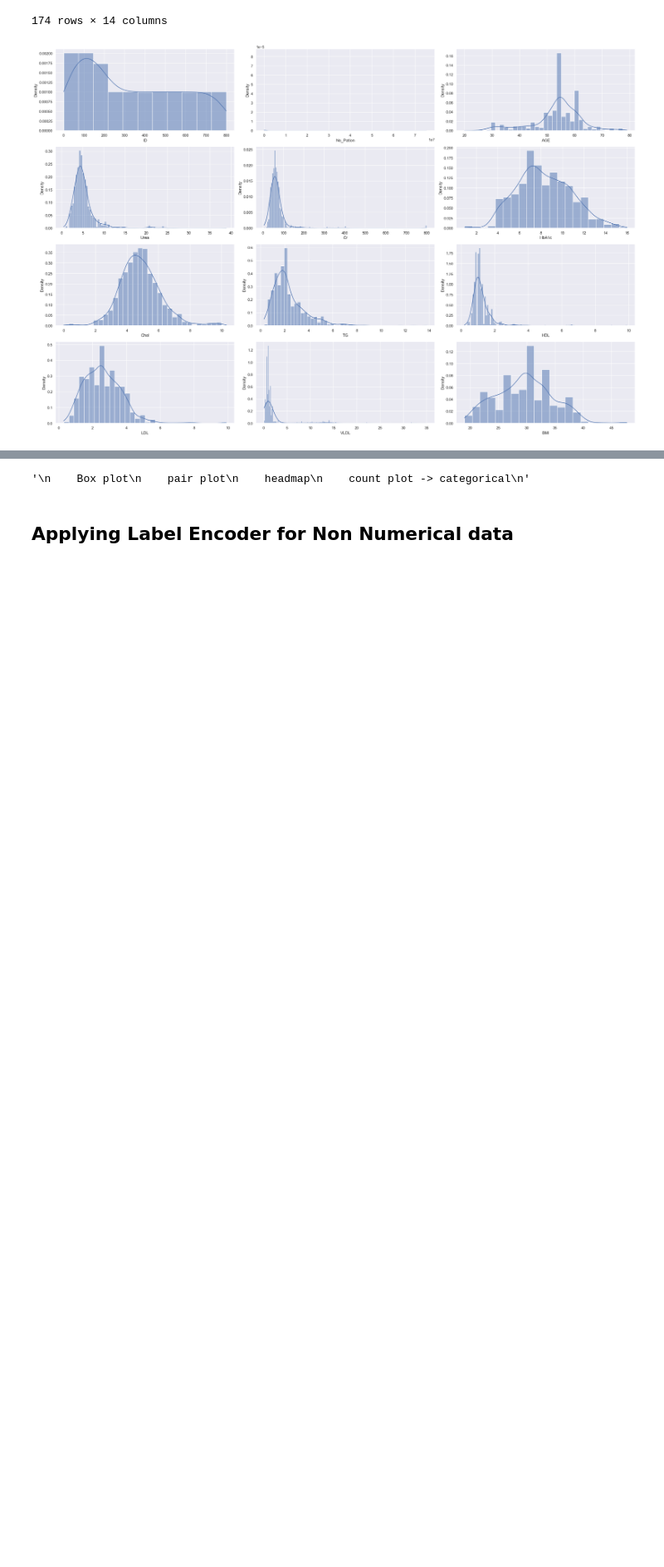
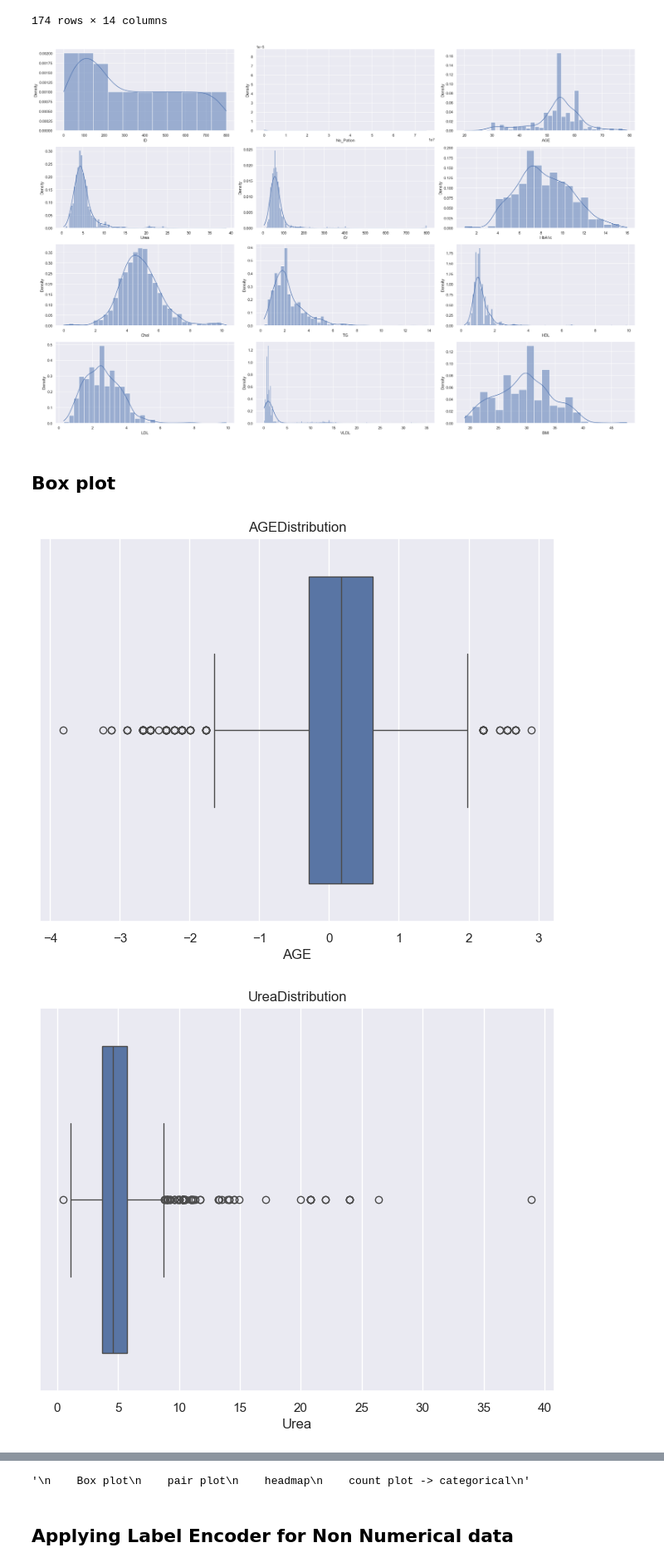
Before and after one commit to Kerolos-Noshy/Diabetes-Prediction, a Jupyter notebook: diabetes prediction.ipynb, the cells around one changed output, grey strips where cells are left out. Shown at 83% size. Drawn from its saved outputs; the diff is of its cells as text; code cells hidden in the pictures; blank space fills up the shorter version.

Commit message:
making the count, box and pie plot

```diff
--- a/diabetes prediction.ipynb
+++ b/diabetes prediction.ipynb
@@ -215,3 +215,15 @@ for i, col in enumerate(cols):
 fig.tight_layout(pad=1)
 # %% [output]
 [figure]
+# %% [markdown]
+## Box plot
+# %%
+possibleVariables = ["AGE", "Urea", "Cr", "HbA1c", "Chol", "TG", "HDL", "LDL", "VLDL", "BMI"]
+for possibleVariable in possibleVariables:
+    plt.figure(figsize=(8, 6))
+    sns.boxplot(x=possibleVariable, data=data)
+    plt.title(possibleVariable + 'Distribution')
+    plt.show()
+# %% [output]
+[figure, added]
+[figure, added]
```
Also changed, not shown: parts of 8 cells of this notebook.
